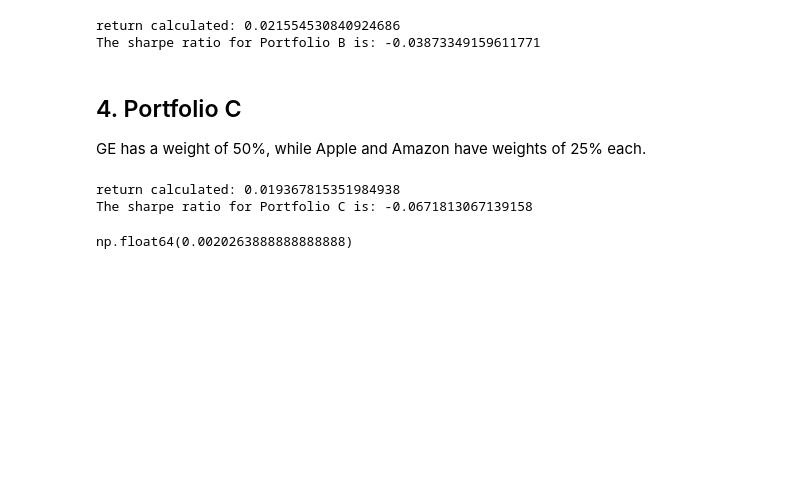
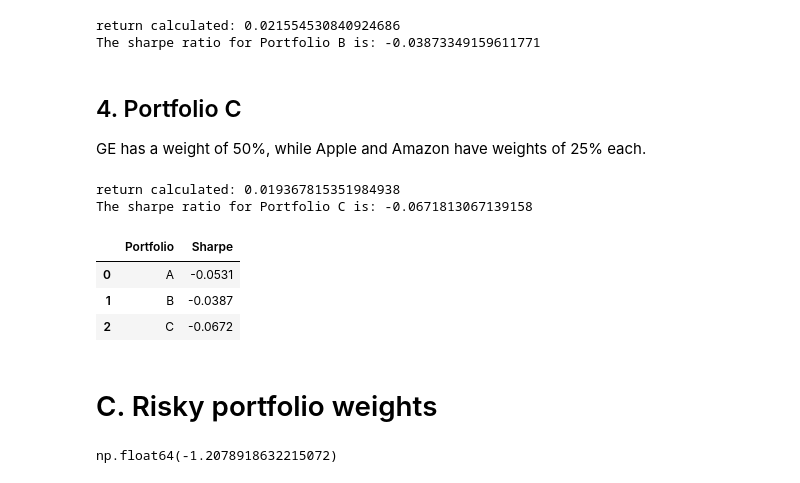
Before and after one commit to rodologie/Investment_Portfolio_Management, a Jupyter notebook: PBset/main.ipynb, the cells around one changed output. Drawn from its saved outputs; the diff is of its cells as text; code cells hidden in the pictures; blank space fills up the shorter version.

```diff
--- a/PBset/main.ipynb
+++ b/PBset/main.ipynb
@@ -393,6 +393,20 @@ print(f"The sharpe ratio for Portfolio C is: {sharpe_ratio_C}")
 return calculated: 0.019367815351984938
 The sharpe ratio for Portfolio C is: -0.0671813067139158
 # %%
-rf_avg
+df_sharpe = pd.DataFrame({
+    "Portfolio": ["A", "B", "C"],
+    "Sharpe": [sharpe_ratio_A.round(4), sharpe_ratio_B.round(4), sharpe_ratio_C.round(4)]
+})
+df_sharpe
 # %% [output]
-np.float64(0.0020263888888888888)
+|  | Portfolio | Sharpe |
+| 0 | A | -0.0531 |
+| 1 | B | -0.0387 |
+| 2 | C | -0.0672 |
+# %% [markdown]
+# C. Risky portfolio weights
+# %%
+mkt_index["Return"] = mkt_index["Level of the S&P 500 Index"].pct_change()*100
+df_info = mkt_index.merge(rf_rate, on="Date")
+# %% [output]
+np.float64(-1.2078918632215072)
```
Also changed, not shown: parts of 5 cells of this notebook, 1 other file.
